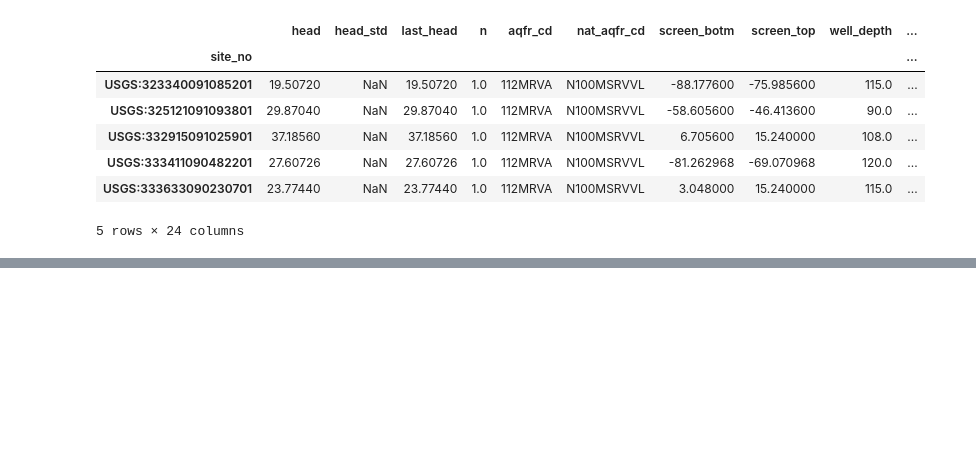
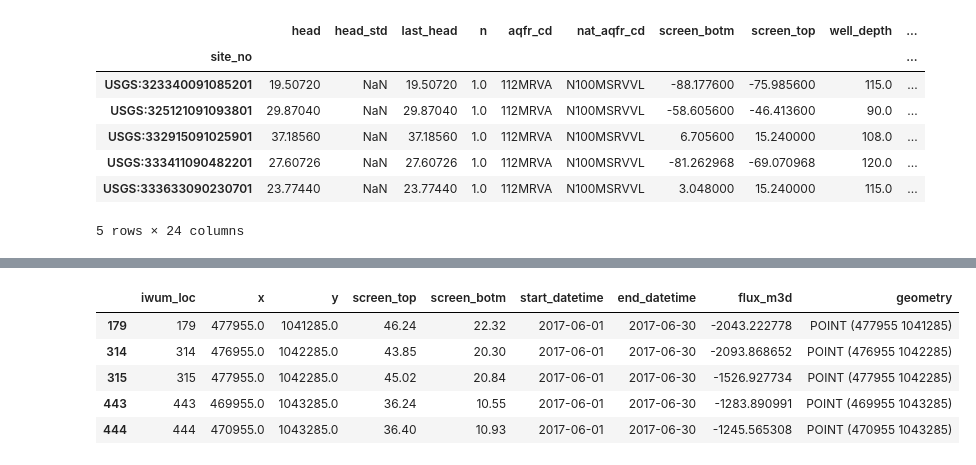
Before and after one commit to aleaf/usgs-map-gwmodels, a Jupyter notebook: docs/source/notebooks/Example.ipynb, the cells around one changed output, grey strips where cells are left out. Cells and saved outputs as stored; diff of their text form; code cells hidden in the pictures; blank space fills up the shorter version.

```diff
--- a/docs/source/notebooks/Example.ipynb
+++ b/docs/source/notebooks/Example.ipynb
@@ -409,0 +448,9 @@ metadata.head()
+# %%
+ag_wu.head()
+# %% [output]
+|  | iwum_loc | x | y | screen_top | screen_botm | start_datetime | end_datetime | flux_m3d | geometry |
+| 179 | 179 | 477955.0 | 1041285.0 | 46.24 | 22.32 | 2017-06-01 | 2017-06-30 | -2043.222778 | POINT (477955 1041285) |
+| 314 | 314 | 476955.0 | 1042285.0 | 43.85 | 20.30 | 2017-06-01 | 2017-06-30 | -2093.868652 | POINT (476955 1042285) |
+| 315 | 315 | 477955.0 | 1042285.0 | 45.02 | 20.84 | 2017-06-01 | 2017-06-30 | -1526.927734 | POINT (477955 1042285) |
+| 443 | 443 | 469955.0 | 1043285.0 | 36.24 | 10.55 | 2017-06-01 | 2017-06-30 | -1283.890991 | POINT (469955 1043285) |
+| 444 | 444 | 470955.0 | 1043285.0 | 36.40 | 10.93 | 2017-06-01 | 2017-06-30 | -1245.565308 | POINT (470955 1043285) |
```
Also changed, not shown: parts of 6 cells of this notebook, 12 other files.
